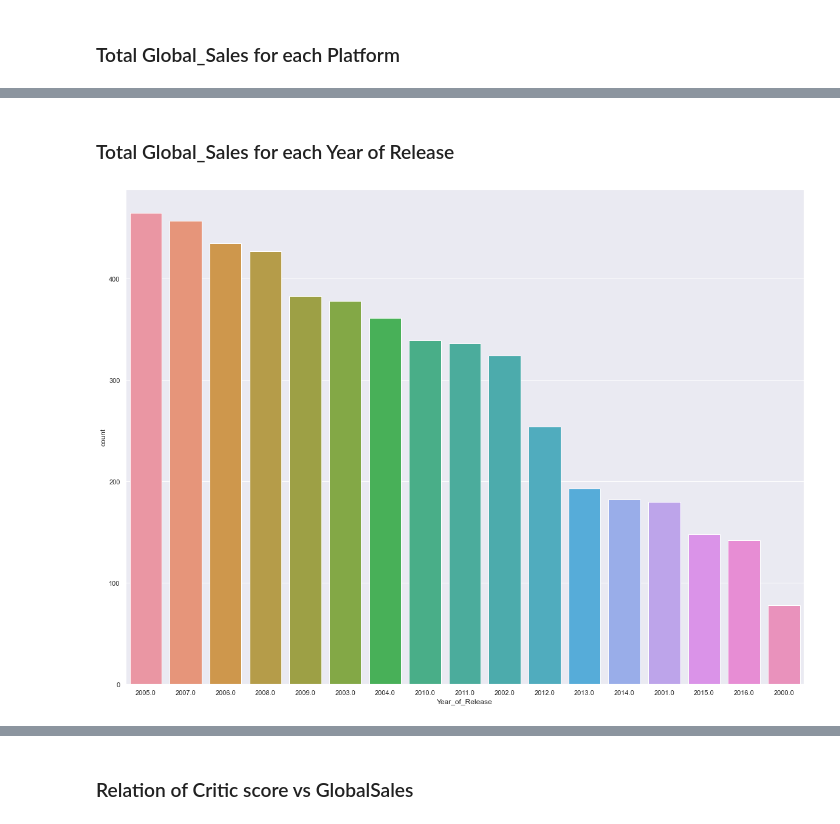
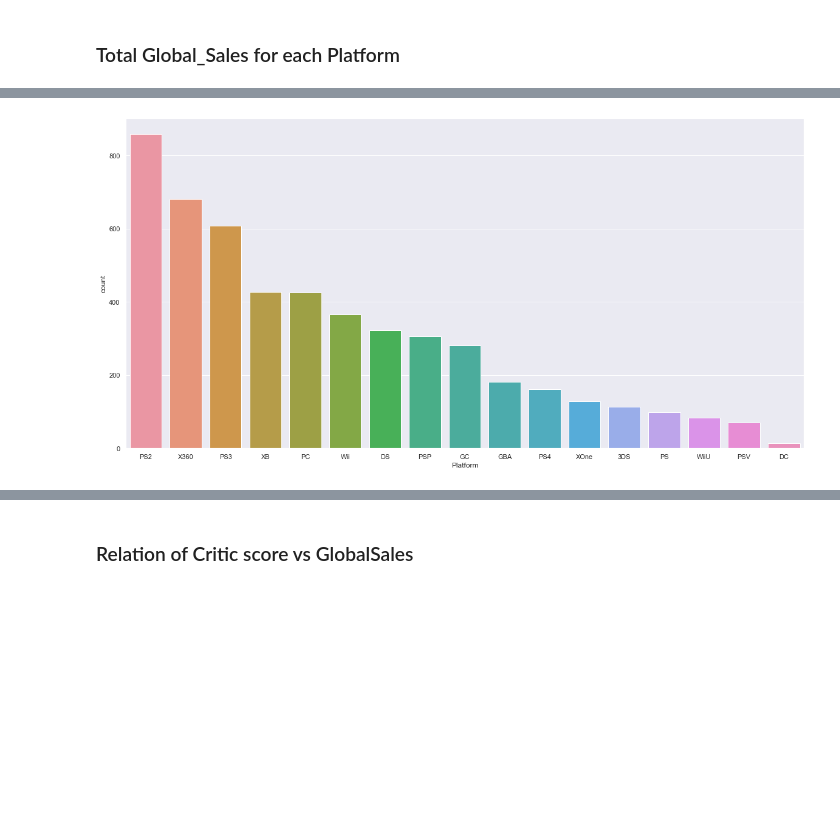
Before and after one commit to dihcuierc/Game_Analysis, a Jupyter notebook: NoteBooks/2. Data Visual.ipynb, the cells around one changed output, grey strips where cells are left out. Drawn from its saved outputs; the diff is of its cells as text; code cells hidden in the pictures; blank space fills up the shorter version.

```diff
--- a/NoteBooks/2. Data Visual.ipynb
+++ b/NoteBooks/2. Data Visual.ipynb
@@ -61,7 +56,5 @@ ax = sb.countplot(x="Platform", data=mainData, order=mainData.Platform.value_cou
-# %% [markdown]
-### Total Global_Sales for each Year of Release
-# %%
-a = plt.figure(figsize=(20, 15))
-ax = sb.countplot(x="Year_of_Release", data=mainData, order=mainData.Year_of_Release.value_counts().iloc[:17].index)
-# %% [output]
-[figure, removed]
+# %%
+a = plt.figure(figsize=(20, 10))
+ax = sb.countplot(x="Platform", data=mainData, order=mainData.Platform.value_counts().iloc[:17].index)
+# %% [output]
+[figure, added]
```
Also changed, not shown: parts of 13 cells of this notebook.
